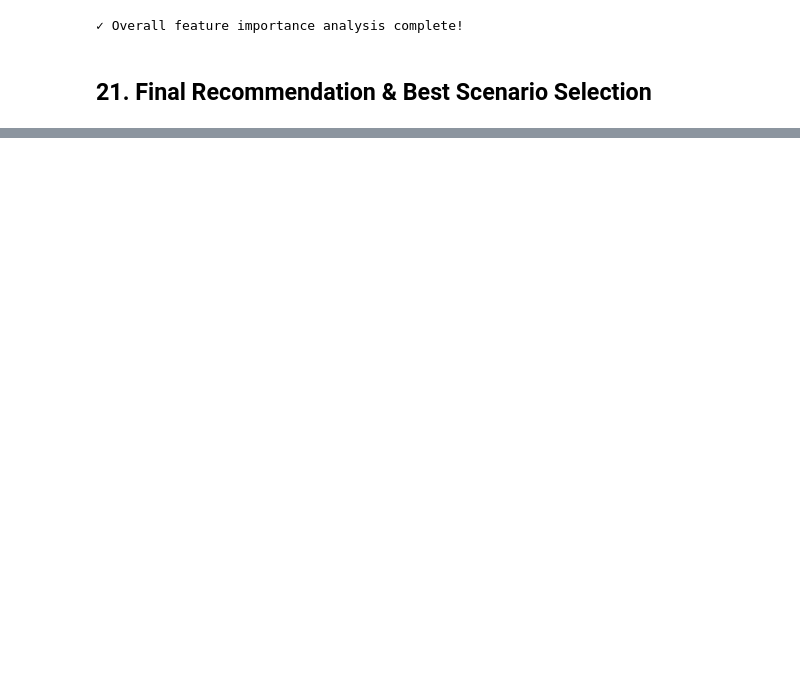
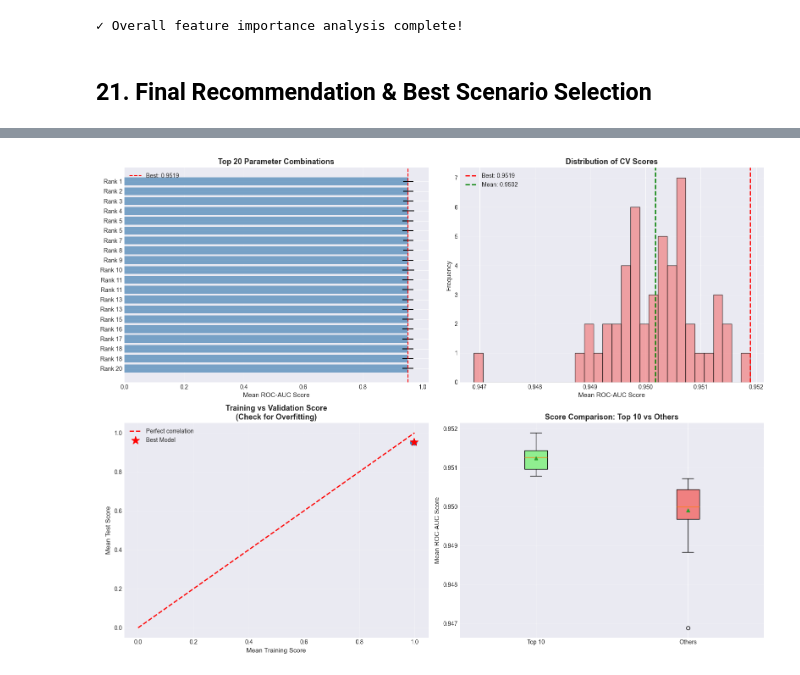
Before and after one commit to ArtEnginer/ENSAMBLE-LEARNING-KREDIT, a Jupyter notebook: ANALISIS_NPL_LENGKAP.ipynb, the cells around one changed output, grey strips where cells are left out. Cells and saved outputs as stored; diff of their text form; code cells hidden in the pictures; blank space fills up the shorter version.

```diff
--- a/ANALISIS_NPL_LENGKAP.ipynb
+++ b/ANALISIS_NPL_LENGKAP.ipynb
@@ -1543,0 +1754,80 @@ TOP 5 FEATURES PER MODEL-SCENARIO COMBINATION
+# %%
+# Visualisasi hasil Grid Search
+print("VISUALIZING GRID SEARCH RESULTS")
+print("="*80)
+
+# Get results dataframe
+cv_results = pd.DataFrame(grid_search.cv_results_)
+cv_results = cv_results.sort_values('rank_test_score')
+
+# Display top 10 parameter combinations
+print("\nTop 10 Parameter Combinations:")
+print("-"*80)
+top_10 = cv_results.head(10)[['rank_test_score', 'mean_test_score', 'std_test_score', 'params']]
+for idx, row in top_10.iterrows():
+    print(f"\nRank {int(row['rank_test_score'])}:")
+    print(f"  Mean ROC-AUC: {row['mean_test_score']:.4f} (± {row['std_test_score']:.4f})")
+    print(f"  Parameters: {row['params']}")
+
+# Visualization 1: Top 20 combinations
+fig, axes = plt.subplots(2, 2, figsize=(16, 12))
+
+# Plot 1: Top 20 combinations bar chart
+top_20 = cv_results.head(20)
+axes[0, 0].barh(range(len(top_20)), top_20['mean_test_score'],
+                xerr=top_20['std_test_score'], color='steelblue', alpha=0.7)
+axes[0, 0].set_yticks(range(len(top_20)))
+axes[0, 0].set_yticklabels([f"Rank {int(r)}" for r in top_20['rank_test_score']])
+axes[0, 0].set_xlabel('Mean ROC-AUC Score', fontsize=11)
+axes[0, 0].set_title('Top 20 Parameter Combinations', fontsize=13, fontweight='bold')
+axes[0, 0].axvline(x=grid_search.best_score_, color='red', linestyle='--',
+                   label=f'Best: {grid_search.best_score_:.4f}')
+axes[0, 0].legend()
+axes[0, 0].grid(axis='x', alpha=0.3)
+axes[0, 0].invert_yaxis()
+
+# Plot 2: Score distribution
+axes[0, 1].hist(cv_results['mean_test_score'], bins=30, color='lightcoral', edgecolor='black', alpha=0.7)
+axes[0, 1].axvline(x=grid_search.best_score_, color='red', linestyle='--', linewidth=2,
+                   label=f'Best: {grid_search.best_score_:.4f}')
+axes[0, 1].axvline(x=cv_results['mean_test_score'].mean(), color='green', linestyle='--', linewidth=2,
+                   label=f'Mean: {cv_results["mean_test_score"].mean():.4f}')
+axes[0, 1].set_xlabel('Mean ROC-AUC Score', fontsize=11)
+axes[0, 1].set_ylabel('Frequency', fontsize=11)
+axes[0, 1].set_title('Distribution of CV Scores', fontsize=13, fontweight='bold')
+axes[0, 1].legend()
+axes[0, 1].grid(axis='y', alpha=0.3)
+
+# Plot 3: Training vs Test score (check for overfitting)
+axes[1, 0].scatter(cv_results['mean_train_score'], cv_results['mean_test_score'],
+                   alpha=0.5, s=50, c='steelblue')
+axes[1, 0].plot([0, 1], [0, 1], 'r--', linewidth=2, label='Perfect correlation')
+axes[1, 0].scatter(cv_results.loc[grid_search.best_index_, 'mean_train_score'],
+                   cv_results.loc[grid_search.best_index_, 'mean_test_score'],
+                   color='red', s=200, marker='*', label='Best Model', zorder=5)
+axes[1, 0].set_xlabel('Mean Training Score', fontsize=11)
+axes[1, 0].set_ylabel('Mean Test Score', fontsize=11)
+axes[1, 0].set_title('Training vs Validation Score\n(Check for Overfitting)', fontsize=13, fontweight='bold')
+axes[1, 0].legend()
+axes[1, 0].grid(alpha=0.3)
+
+# Plot 4: Box plot of top 10 vs others
+top_10_scores = cv_results.head(10)['mean_test_score']
+others_scores = cv_results.iloc[10:]['mean_test_score']
+
+bp = axes[1, 1].boxplot([top_10_scores, others_scores],
+                        labels=['Top 10', 'Others'],
+                        patch_artist=True,
+                        showmeans=True)
+bp['boxes'][0].set_facecolor('lightgreen')
+bp['boxes'][1].set_facecolor('lightcoral')
+axes[1, 1].set_ylabel('Mean ROC-AUC Score', fontsize=11)
+axes[1, 1].set_title('Score Comparison: Top 10 vs Others', fontsize=13, fontweight='bold')
+axes[1, 1].grid(axis='y', alpha=0.3)
+
+plt.tight_layout()
+plt.show()
+
+print("\n✓ Visualization complete!")
+print("="*80)
+# %% [output]
@@ -1543,0 +1851 @@ TOP 5 FEATURES PER MODEL-SCENARIO COMBINATION
+[figure, added]
```
Also changed, not shown: parts of 16 cells of this notebook.
